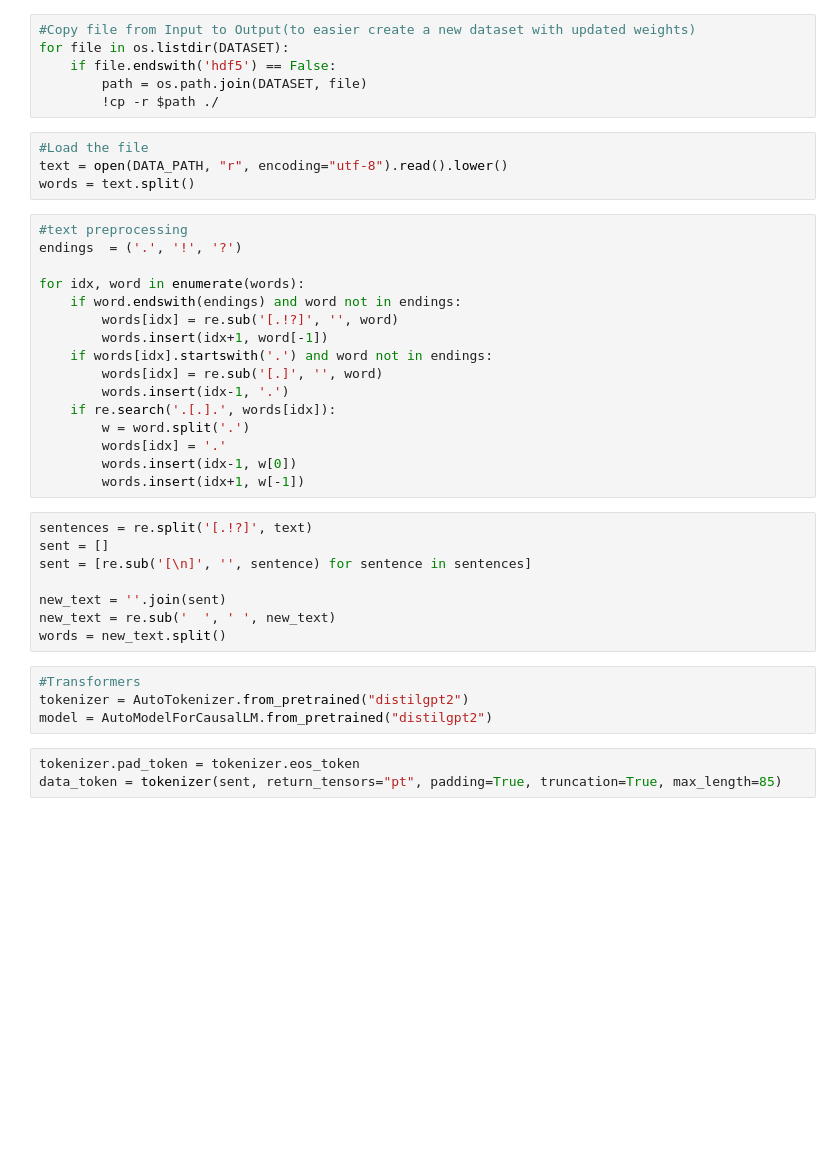
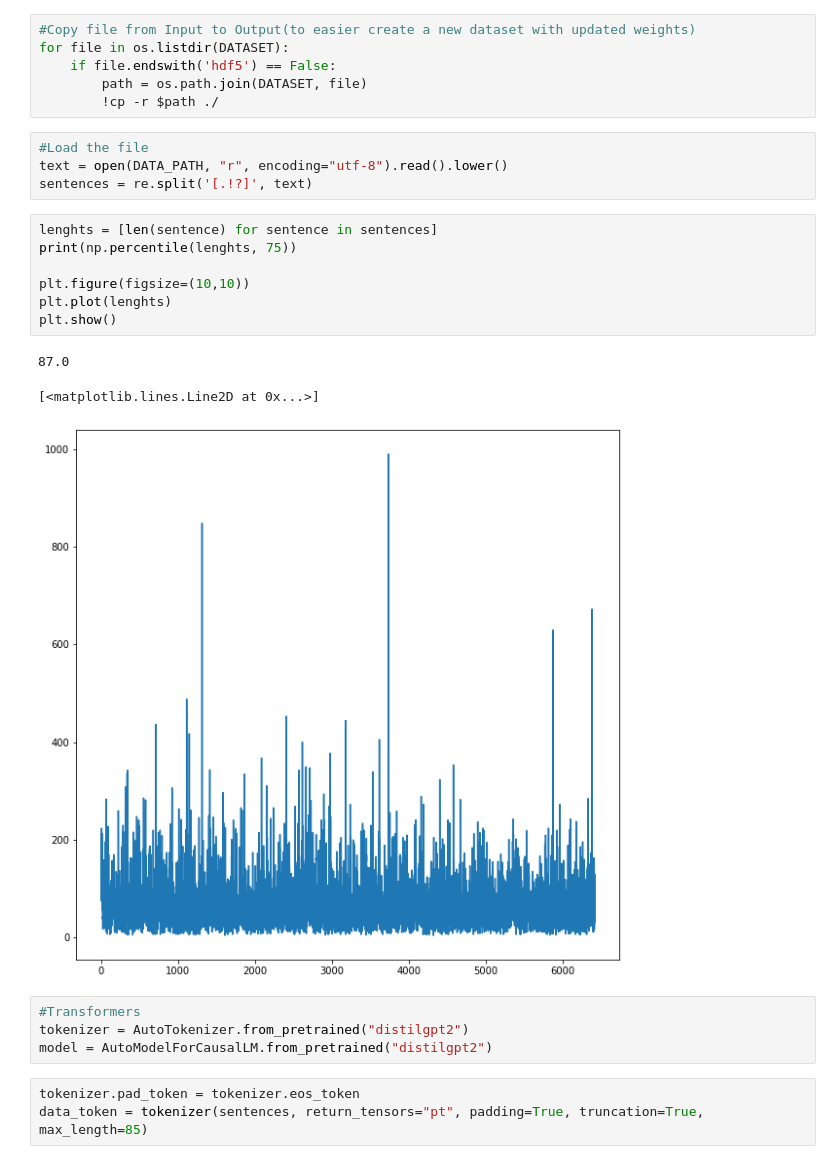
Before and after one commit to Moxiis/Harry_Potter_text_generator, a Jupyter notebook: harry-potter-text-generator-transformers.ipynb, the cells around one changed output. Cells and saved outputs as stored; diff of their text form; blank space fills up the shorter version.

```diff
--- a/harry-potter-text-generator-transformers.ipynb
+++ b/harry-potter-text-generator-transformers.ipynb
@@ -21,36 +23,23 @@ for file in os.listdir(DATASET):
 # %%
 #Load the file
 text = open(DATA_PATH, "r", encoding="utf-8").read().lower()
-words = text.split()
+sentences = re.split('[.!?]', text)
-# %%
-#text preprocessing
-endings  = ('.', '!', '?')
-
-for idx, word in enumerate(words):
-    if word.endswith(endings) and word not in endings:
-        words[idx] = re.sub('[.!?]', '', word)
-        words.insert(idx+1, word[-1])
-    if words[idx].startswith('.') and word not in endings:
-        words[idx] = re.sub('[.]', '', word)
-        words.insert(idx-1, '.')
-    if re.search('.[.].', words[idx]):
-        w = word.split('.')
-        words[idx] = '.'
-        words.insert(idx-1, w[0])
-        words.insert(idx+1, w[-1])
-# %%
-sentences = re.split('[.!?]', text)
-sent = []
-sent = [re.sub('[\n]', '', sentence) for sentence in sentences]
-
-new_text = ''.join(sent)
-new_text = re.sub('  ', ' ', new_text)
-words = new_text.split()
+# %%
+lenghts = [len(sentence) for sentence in sentences]
+print(np.percentile(lenghts, 75))
+
+plt.figure(figsize=(10,10))
+plt.plot(lenghts)
+plt.show()
+# %% [output]
+87.0
+[<matplotlib.lines.Line2D at 0x...>]
+[figure, added]
 # %%
 #Transformers
 tokenizer = AutoTokenizer.from_pretrained("distilgpt2")
 model = AutoModelForCausalLM.from_pretrained("distilgpt2")
 # %%
 tokenizer.pad_token = tokenizer.eos_token
-data_token = tokenizer(sent, return_tensors="pt", padding=True, truncation=True, max_length=85)
+data_token = tokenizer(sentences, return_tensors="pt", padding=True, truncation=True, max_length=85)
 # %%
```
Also changed, not shown: parts of 7 cells of this notebook.
